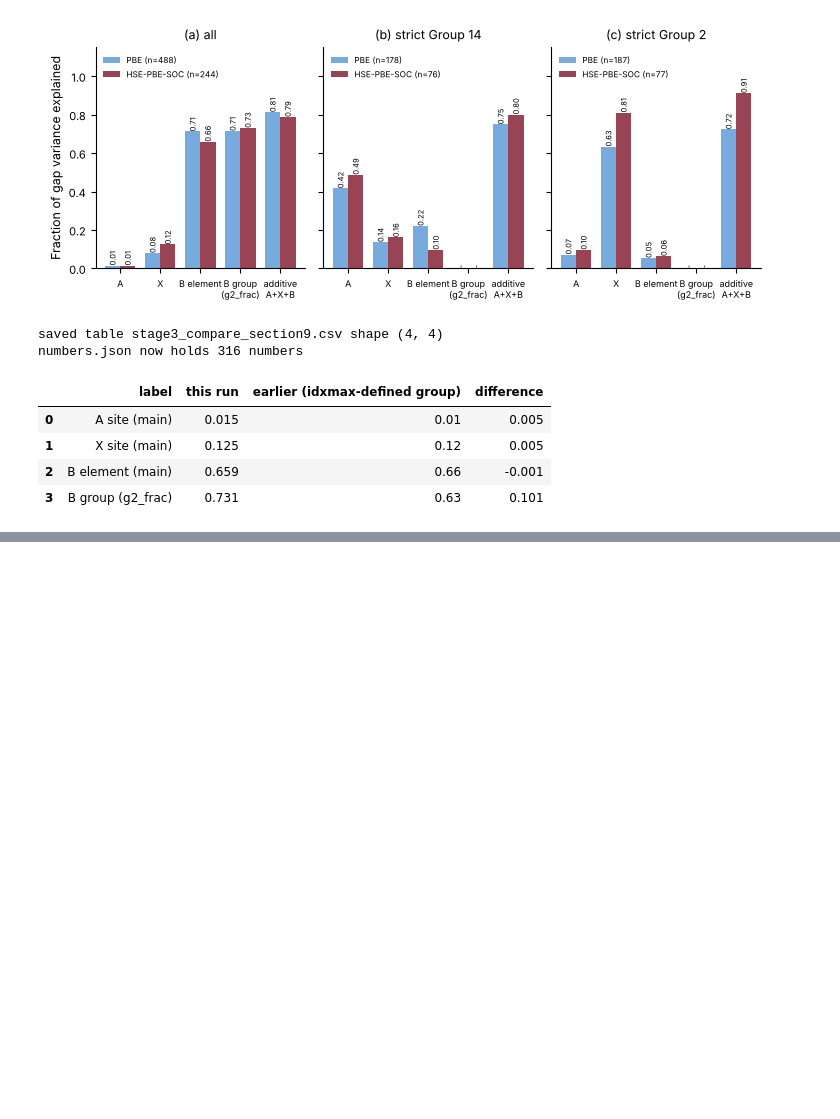
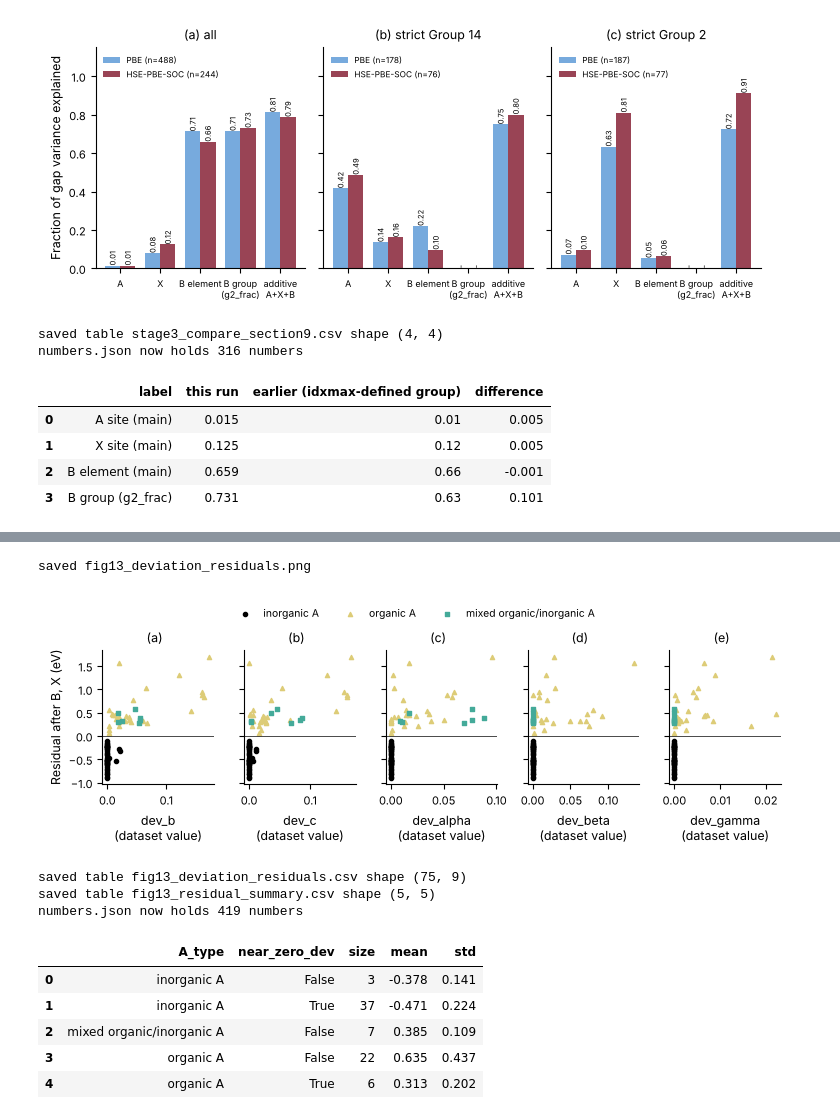
Before and after one commit to jatin-29/BTP-Perovskite, a Jupyter notebook: btp_perovskite.ipynb, the cells around one changed output, grey strips where cells are left out. Cells and saved outputs as stored; diff of their text form; code cells hidden in the pictures; blank space fills up the shorter version.

```diff
--- a/btp_perovskite.ipynb
+++ b/btp_perovskite.ipynb
@@ -1629,0 +2019,37 @@ numbers.json now holds 316 numbers
+# %%
+# fig13: residual after removing B and X effects (in-sample linear fit on Br, I, Ge, Sn) versus each deviation column
+bx_fit = LinearRegression().fit(g14_dev[BX_FEATURES], y_dev)
+g14_dev["residual_after_BX"] = y_dev - bx_fit.predict(g14_dev[BX_FEATURES])
+fig, axes = plt.subplots(1, 5, figsize=(7.6, 2.4), sharey=True)
+for ax, column, letter in zip(axes, DEV_COLS, "abcde"):
+    for a_type in COLOR_ATYPE:
+        part = g14_dev[g14_dev["A_type"] == a_type]
+        ax.scatter(part[column], part["residual_after_BX"], s=9, color=COLOR_ATYPE[a_type], marker=MARKER_ATYPE[a_type], label=a_type)
+    ax.axhline(0, color="black", linewidth=0.5)
+    ax.set_xlabel(column + "\n(dataset value)")
+    ax.set_title(" ")
+    panel_label(ax, letter)
+axes[0].set_ylabel("Residual after B, X (eV)")
+handles, labels = axes[0].get_legend_handles_labels()
+fig.legend(handles, labels, loc="upper center", ncol=3, frameon=False, bbox_to_anchor=(0.5, 1.08))
+fig.tight_layout()
+save_fig(fig, "fig13_deviation_residuals")
+residual_summary = g14_dev.assign(near_zero_dev=g14_dev["dev_b"] < 0.01).groupby(["A_type", "near_zero_dev"])["residual_after_BX"].agg(["size", "mean", "std"]).round(3).reset_index()
+save_table(g14_dev[["Formula", "A_type", "organic_frac"] + DEV_COLS + ["residual_after_BX"]].round(4), "fig13_deviation_residuals")
+save_table(residual_summary, "fig13_residual_summary")
+for row in residual_summary.itertuples():
+    record("g14_residual_mean_%s_devb_below_0p01_%s" % (row.A_type.replace(" ", "_").replace("/", "_"), row.near_zero_dev), row.mean, "stage 4", "n=%d" % row.size)
+write_numbers()
+residual_summary
+# %% [output]
+saved fig13_deviation_residuals.png
+[figure, added]
+saved table fig13_deviation_residuals.csv shape (75, 9)
+saved table fig13_residual_summary.csv shape (5, 5)
+numbers.json now holds 419 numbers
+|  | A_type | near_zero_dev | size | mean | std |
+| 0 | inorganic A | False | 3 | -0.378 | 0.141 |
+| 1 | inorganic A | True | 37 | -0.471 | 0.224 |
+| 2 | mixed organic/inorganic A | False | 7 | 0.385 | 0.109 |
+| 3 | organic A | False | 22 | 0.635 | 0.437 |
+| 4 | organic A | True | 6 | 0.313 | 0.202 |
```
Also changed, not shown: parts of 13 cells of this notebook, 16 other files.
